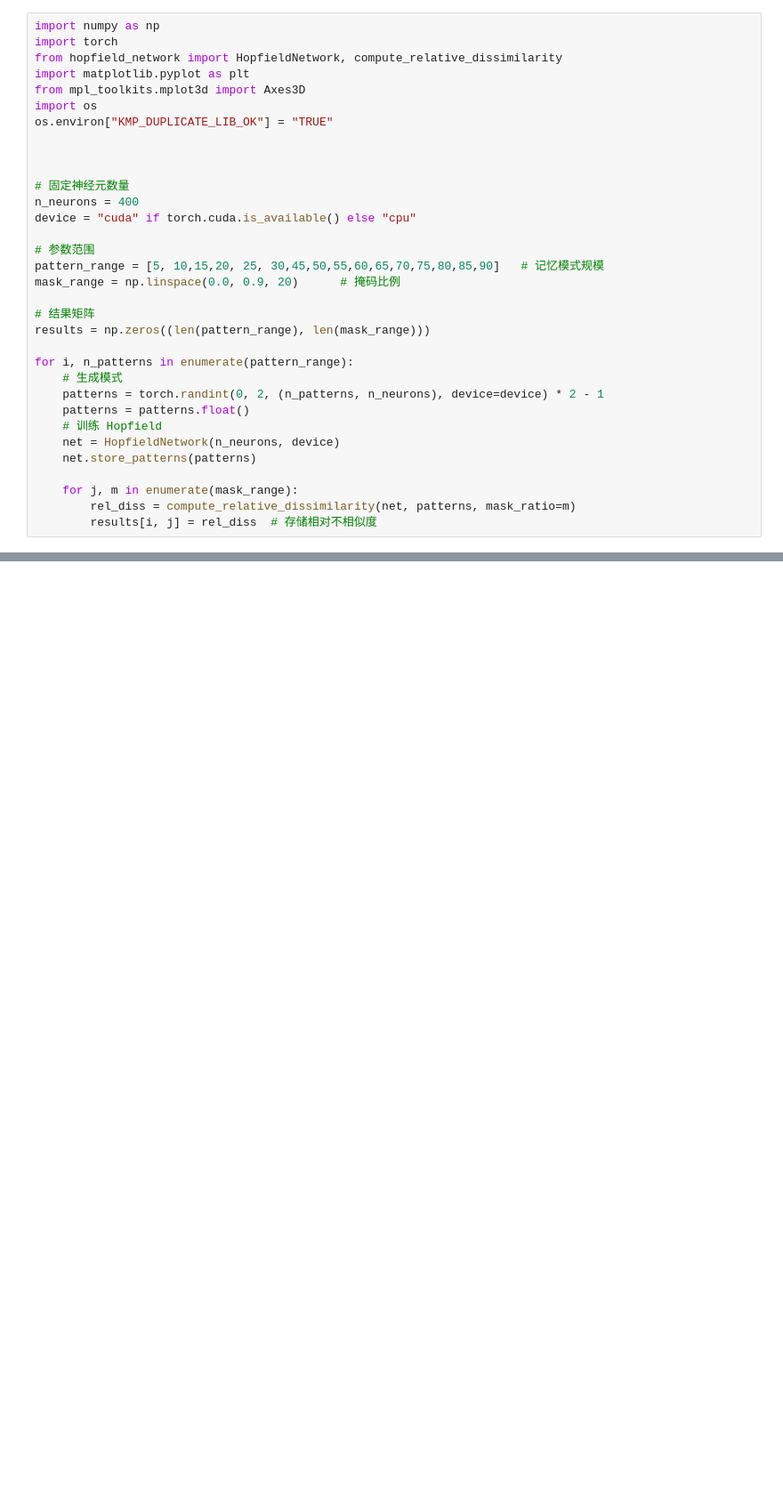
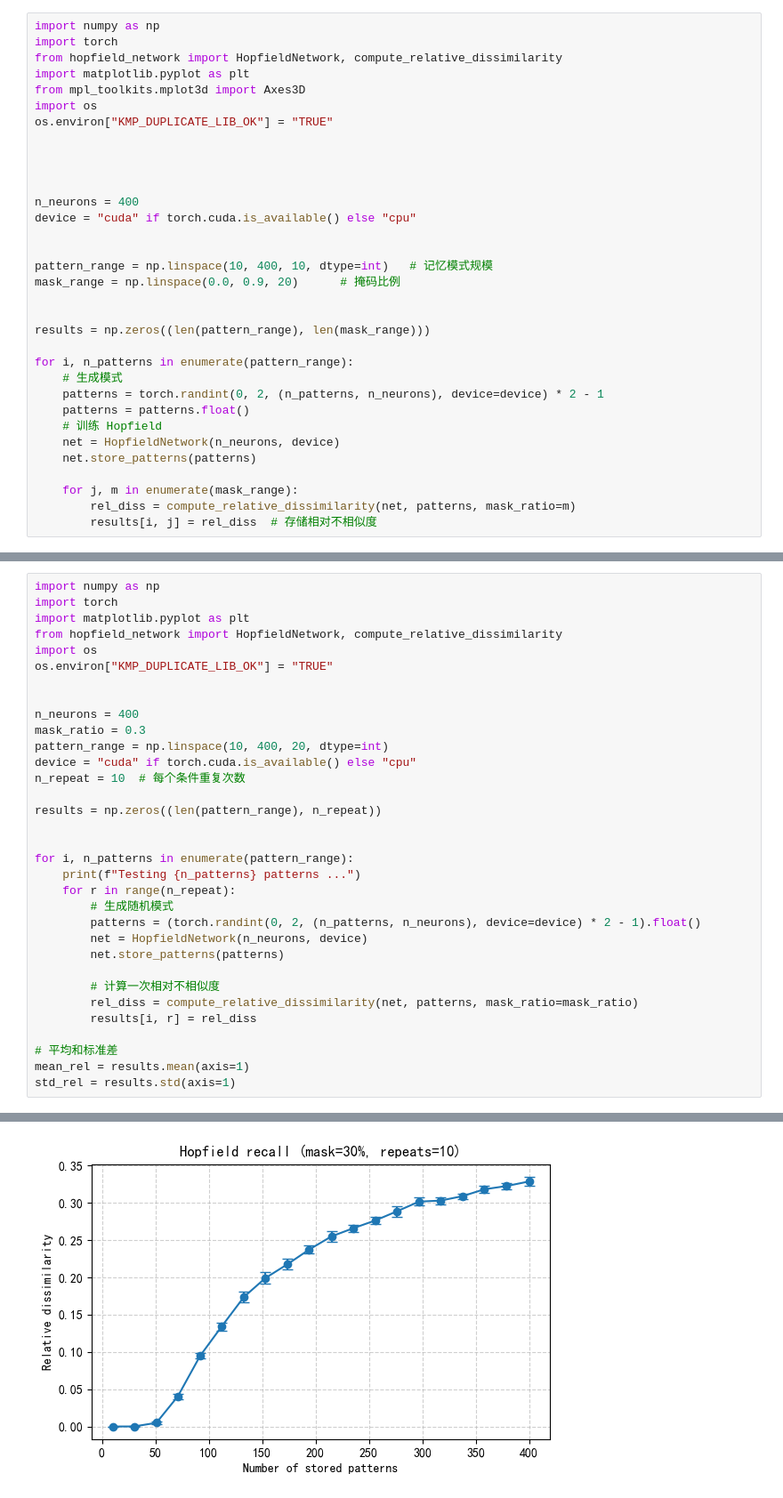
Before and after one commit to jaxlyx/Better-BSTP, a Jupyter notebook: hippo/Hopfield network/hopfield_main.ipynb, the cells around one changed output, grey strips where cells are left out. Shown: that part at 89% size. Cells and saved outputs as stored; diff of their text form; blank space fills up the shorter version.

```diff
--- a/hippo/Hopfield network/hopfield_main.ipynb
+++ b/hippo/Hopfield network/hopfield_main.ipynb
@@ -9,15 +9,15 @@ os.environ["KMP_DUPLICATE_LIB_OK"] = "TRUE"
 
 
 
-# 固定神经元数量
+
 n_neurons = 400
 device = "cuda" if torch.cuda.is_available() else "cpu"
 
-# 参数范围
-pattern_range = [5, 10,15,20, 25, 30,45,50,55,60,65,70,75,80,85,90]   # 记忆模式规模
+
+pattern_range = np.linspace(10, 400, 10, dtype=int)   # 记忆模式规模
 mask_range = np.linspace(0.0, 0.9, 20)      # 掩码比例
 
-# 结果矩阵
+
 results = np.zeros((len(pattern_range), len(mask_range)))
 
 for i, n_patterns in enumerate(pattern_range):
@@ -52,3 +52,37 @@ fig.update_layout(
 )
 
 fig.show()
+# %%
+import numpy as np
+import torch
+import matplotlib.pyplot as plt
+from hopfield_network import HopfieldNetwork, compute_relative_dissimilarity
+import os
+os.environ["KMP_DUPLICATE_LIB_OK"] = "TRUE"
+
+
+n_neurons = 400
+mask_ratio = 0.3
+pattern_range = np.linspace(10, 400, 20, dtype=int)
+device = "cuda" if torch.cuda.is_available() else "cpu"
+n_repeat = 10  # 每个条件重复次数
+
+results = np.zeros((len(pattern_range), n_repeat))
+
+
+for i, n_patterns in enumerate(pattern_range):
+    print(f"Testing {n_patterns} patterns ...")
+    for r in range(n_repeat):
+        # 生成随机模式
+        patterns = (torch.randint(0, 2, (n_patterns, n_neurons), device=device) * 2 - 1).float()
+        net = HopfieldNetwork(n_neurons, device)
+        net.store_patterns(patterns)
+
+        # 计算一次相对不相似度
+        rel_diss = compute_relative_dissimilarity(net, patterns, mask_ratio=mask_ratio)
+        results[i, r] = rel_diss
+
+# 平均和标准差
+mean_rel = results.mean(axis=1)
+std_rel = results.std(axis=1)
+# %% [output]
@@ -54,0 +109 @@ fig.show()
+[figure, added]
```
Also changed, not shown: parts of 3 cells of this notebook, 1 other file.
